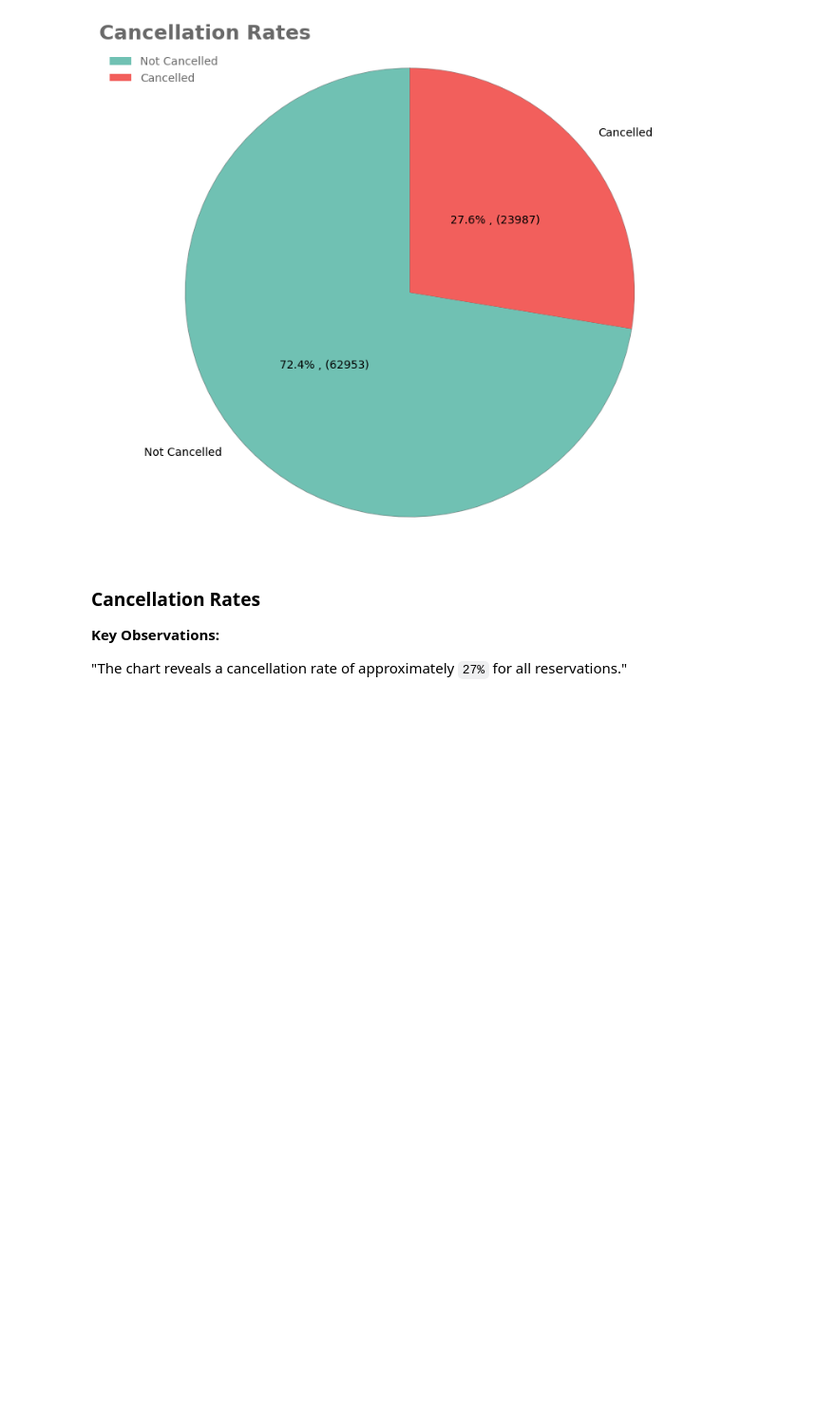
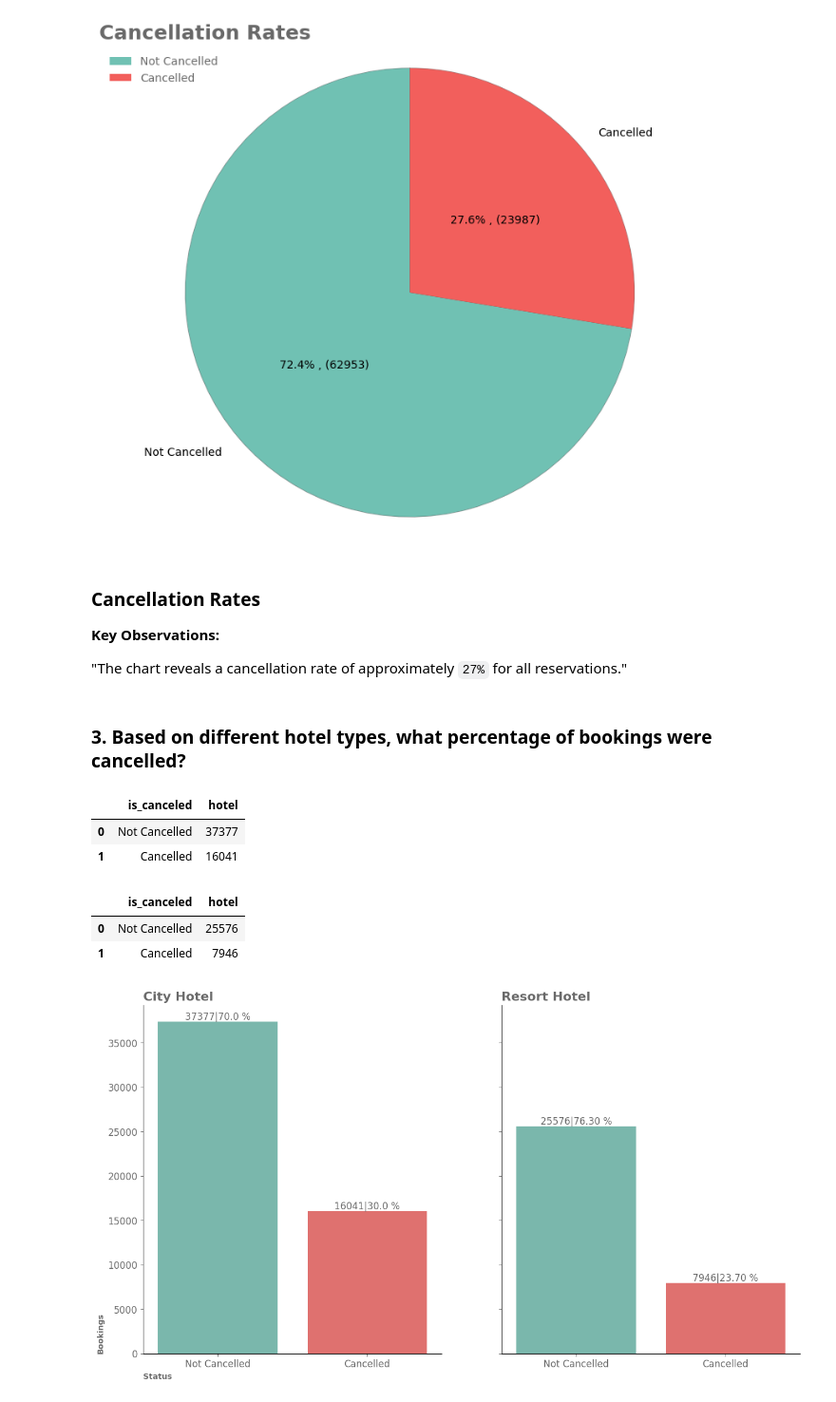
Before and after one commit to AliMSHGH/Hotel-_Bookings_Analysis, a Jupyter notebook: Hotel-_Bookings_Analysis.ipynb, the cells around one changed output. Shown: that part at 95% size. Cells and saved outputs as stored; diff of their text form; code cells hidden in the pictures; blank space fills up the shorter version.

```diff
--- a/Hotel-_Bookings_Analysis.ipynb
+++ b/Hotel-_Bookings_Analysis.ipynb
@@ -790,3 +790,57 @@ plt.show()
 **Key Observations:**
 
 "The chart reveals a cancellation rate of approximately ``27%`` for all reservations."
+# %% [markdown]
+### 3. Based on different hotel types, what percentage of bookings were cancelled?
+# %%
+City_hotel= df[df["hotel"] == 'City Hotel']
+hotel_is_canceled= City_hotel.groupby('is_canceled', as_index=False)['hotel'].count()
+hotel_is_canceled['is_canceled'] = hotel_is_canceled['is_canceled'].map({1: 'Cancelled', 0: 'Not Cancelled'})
+hotel_is_canceled
+# %% [output]
+|  | is_canceled | hotel |
+| 0 | Not Cancelled | 37377 |
+| 1 | Cancelled | 16041 |
+# %%
+Resort_Hotel_hotel= df[df["hotel"] == 'Resort Hotel']
+hotel_is_canceled_02= Resort_Hotel_hotel.groupby('is_canceled', as_index=False)['hotel'].count()
+hotel_is_canceled_02['is_canceled'] = hotel_is_canceled_02['is_canceled'].map({1: 'Cancelled', 0: 'Not Cancelled'})
+hotel_is_canceled_02
+# %% [output]
+|  | is_canceled | hotel |
+| 0 | Not Cancelled | 25576 |
+| 1 | Cancelled | 7946 |
+# %%
+fig, axis = plt.subplots(1, 2, figsize=(15, 8), sharey=True)
+
+City_Hotel_plot = sns.barplot(data=hotel_is_canceled, x='is_canceled', y='hotel', ax=axis[0],
+                              palette=['#70c1b3', '#f25f5c'], hue='is_canceled')
+
+City_Hotel_plot.set_xlabel("Status", loc="left", weight="bold", fontsize=10, color="#696969")
+City_Hotel_plot.set_ylabel('Bookings', loc="bottom", weight="bold", fontsize=10, color="#696969")
+City_Hotel_plot.set_title('City Hotel', weight="bold", color='#696969', fontsize=16, loc="left")
+City_Hotel_plot.spines[["right", "top"]].set_visible(False)
+
+for i in City_Hotel_plot.containers:
+    City_Hotel_plot.bar_label(i, fmt=lambda i: f'{i :1.0f}|{(i*100)/len(City_hotel):.1f} %', color='#696969', fontsize=12)
+
+City_Hotel_plot.tick_params(axis="x", colors='#696969', labelsize="large")
+City_Hotel_plot.tick_params(axis="y", colors='#696969', labelsize="large")
+
+Resort_Hotel_plot = sns.barplot(data=hotel_is_canceled_02, x='is_canceled', y='hotel', ax=axis[1],
+                                palette=['#70c1b3', '#f25f5c'], hue='is_canceled')
+
+Resort_Hotel_plot.set_xlabel("")
+Resort_Hotel_plot.set_ylabel("")
+Resort_Hotel_plot.set_title('Resort Hotel', weight="bold", color='#696969', fontsize=16, loc="left")
+Resort_Hotel_plot.spines[["right", "top"]].set_visible(False)
+
+for i in Resort_Hotel_plot.containers:
+    Resort_Hotel_plot.bar_label(i, fmt=lambda i: f'{i :1.0f}|{(i*100)/len(Resort_Hotel_hotel):.2f} %', color='#696969', fontsize=12)
+
+Resort_Hotel_plot.tick_params(axis="x", colors='#696969', labelsize="large")
+Resort_Hotel_plot.tick_params(axis="y", colors='#696969', labelsize="large")
+
+plt.show()
+# %% [output]
+[figure, added]
```
Also changed, not shown: parts of 1 cell of this notebook.
